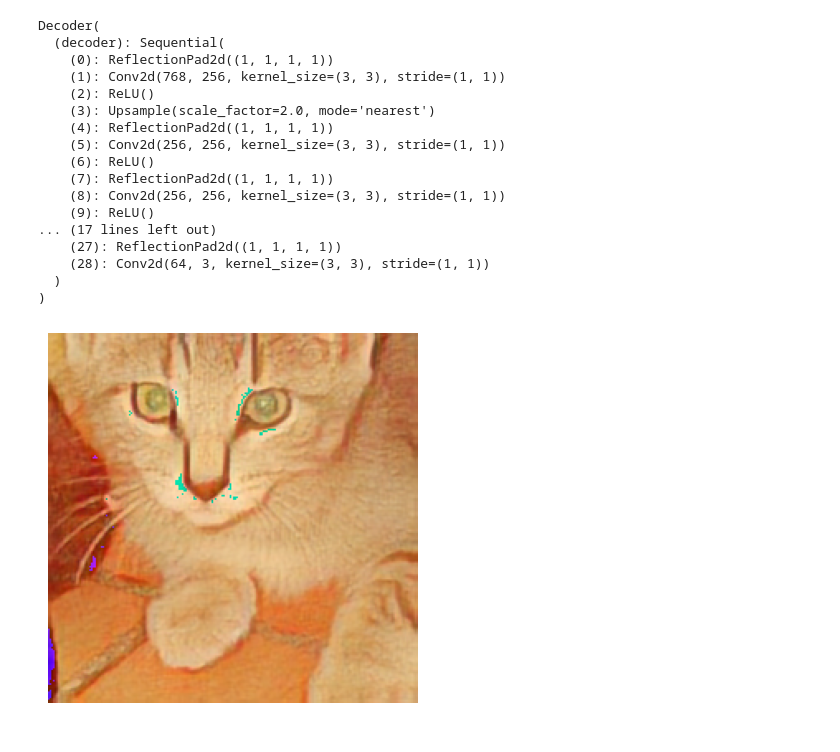
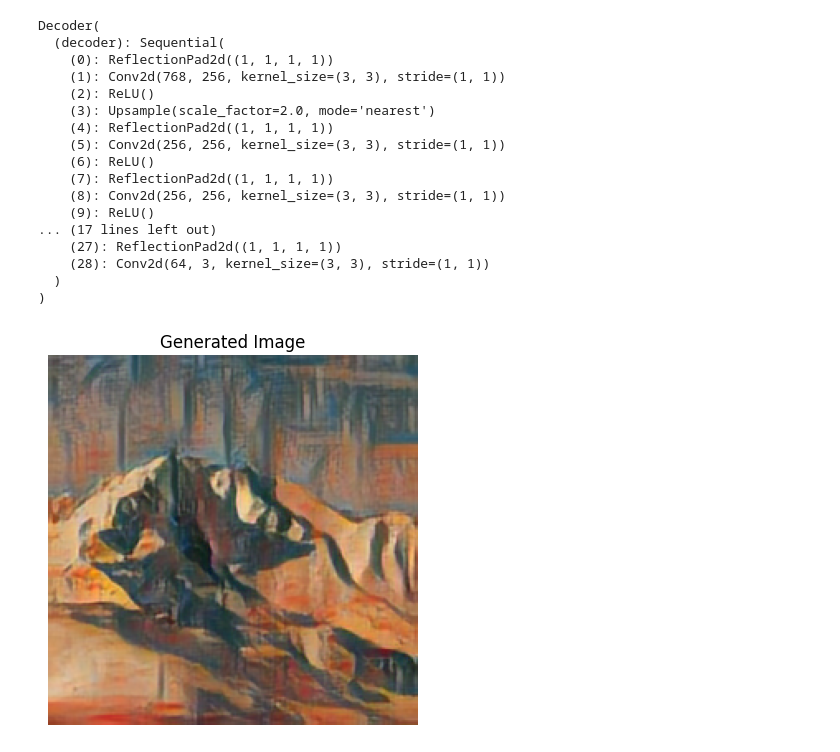
Before and after one commit to AadityaX86/StyleTransfer, a Jupyter notebook: Evaluation/evaluation.ipynb, the cells around one changed output. Saved outputs shown, nothing was run; the diff lists cells and outputs as text; code cells hidden in the pictures.

```diff
--- a/Evaluation/evaluation.ipynb
+++ b/Evaluation/evaluation.ipynb
@@ -103,9 +107,0 @@ output = decoder(merged_features, content_res)  # [b, c, h, w]
-# %%
-# Save the generated image
-save_image(output, 'generated_image.png')
-
-# Convert to PIL image for visualization
-to_pil = T.ToPILImage()
-generated_image = to_pil(output.squeeze(0))  # Remove batch dimension
-# %% [output]
-[figure, removed]
@@ -111,0 +164,4 @@ generated_image = to_pil(output.squeeze(0))  # Remove batch dimension
+# %%
+display_image(output.detach().cpu(), title="Generated Image")
+# %% [output]
+[figure, added]
```
Also changed, not shown: parts of 3 cells of this notebook, 2 other files.
